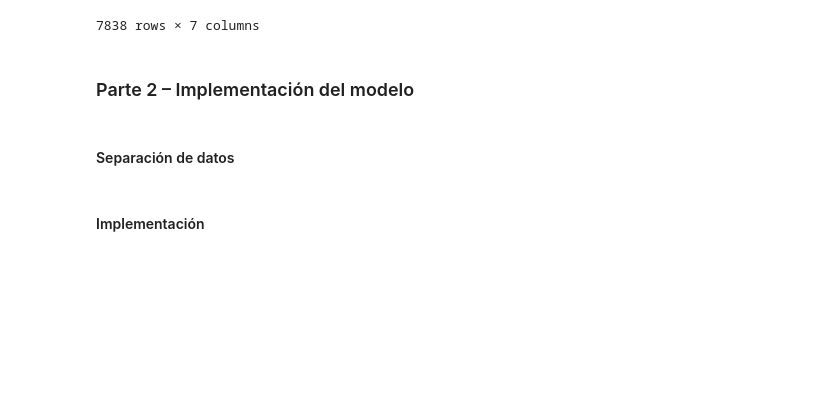
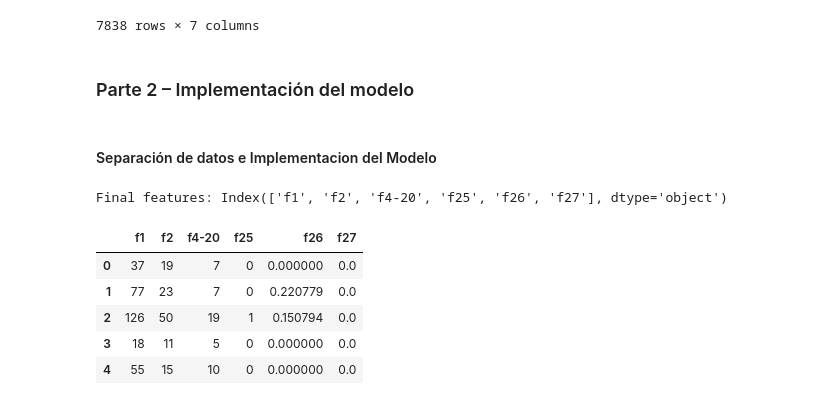
Before and after one commit to alexabravo/Laboratorio01-SDS, a Jupyter notebook: Lab01-sds.ipynb, the cells around one changed output. Cells and saved outputs as stored; diff of their text form; code cells hidden in the pictures; blank space fills up the shorter version.

```diff
--- a/Lab01-sds.ipynb
+++ b/Lab01-sds.ipynb
@@ -151,6 +147,20 @@ new_df.drop_duplicates()
 # %% [markdown]
 ### Parte 2 – Implementación del modelo
 # %% [markdown]
-#### Separación de datos
+#### Separación de datos e Implementacion del Modelo
-# %% [markdown]
-#### Implementación
+# %%
+target = new_df['status']
+feature_matrix = new_df.drop(['status'], axis=1)
+
+print('Final features:', feature_matrix.columns)
+# %% [output]
+Final features: Index(['f1', 'f2', 'f4-20', 'f25', 'f26', 'f27'], dtype='object')
+# %%
+feature_matrix.head()
+# %% [output]
+|  | f1 | f2 | f4-20 | f25 | f26 | f27 |
+| 0 | 37 | 19 | 7 | 0 | 0.000000 | 0.0 |
+| 1 | 77 | 23 | 7 | 0 | 0.220779 | 0.0 |
+| 2 | 126 | 50 | 19 | 1 | 0.150794 | 0.0 |
+| 3 | 18 | 11 | 5 | 0 | 0.000000 | 0.0 |
+| 4 | 55 | 15 | 10 | 0 | 0.000000 | 0.0 |
```
Also changed, not shown: parts of 13 cells of this notebook, 3 other files.
